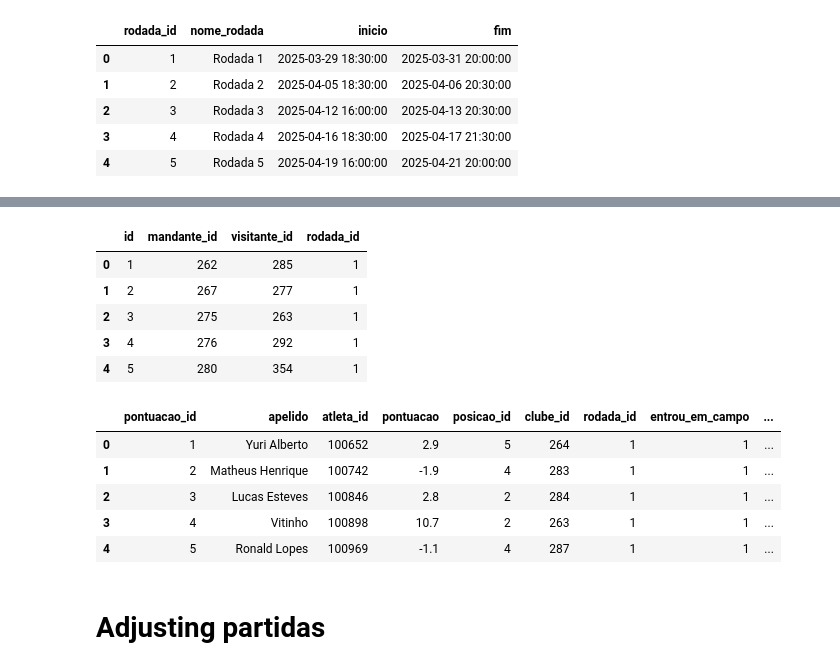
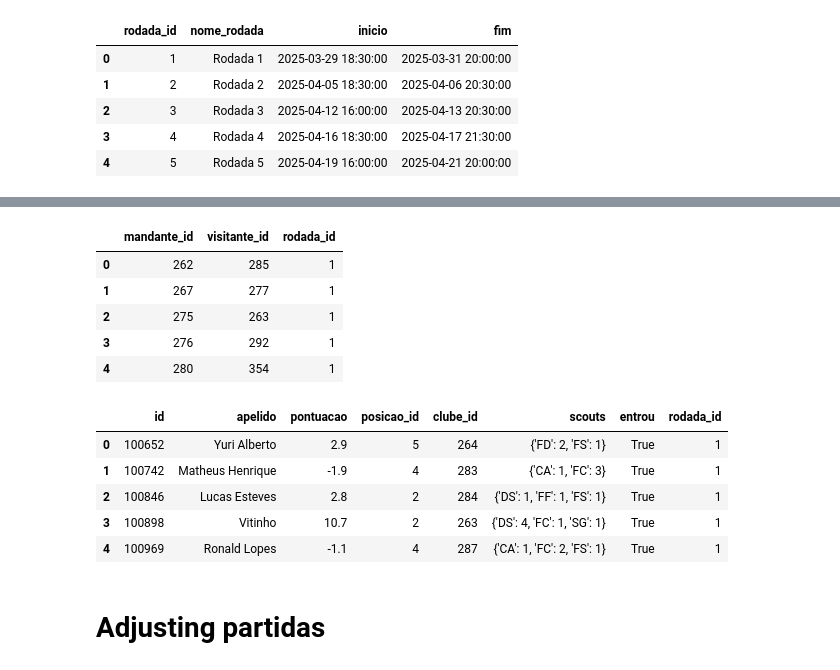
Before and after one commit to josefcaique/cartola, a Jupyter notebook: main.ipynb, the cells around one changed output, grey strips where cells are left out. Cells and saved outputs as stored; diff of their text form; code cells hidden in the pictures.

```diff
--- a/main.ipynb
+++ b/main.ipynb
@@ -127,25 +118,23 @@ partidas_historico.head()
 # %%
-query_partidas_totais = "SELECT * FROM cartola.partidas_totais"
-partidas_totais = pd.read_sql(query_partidas_totais, conn)
+partidas_totais = pd.read_csv("data/partidas_totais.csv", index_col=0)
 partidas_totais.head()
 # %% [output]
-|  | id | mandante_id | visitante_id | rodada_id |
-| 0 | 1 | 262 | 285 | 1 |
-| 1 | 2 | 267 | 277 | 1 |
-| 2 | 3 | 275 | 263 | 1 |
-| 3 | 4 | 276 | 292 | 1 |
-| 4 | 5 | 280 | 354 | 1 |
+|  | mandante_id | visitante_id | rodada_id |
+| 0 | 262 | 285 | 1 |
+| 1 | 267 | 277 | 1 |
+| 2 | 275 | 263 | 1 |
+| 3 | 276 | 292 | 1 |
+| 4 | 280 | 354 | 1 |
 # %%
-query_atleta_pontuacao = "SELECT * FROM cartola.atleta_pontuacao"
-atleta_pontuacao = pd.read_sql(query_atleta_pontuacao, conn)
+atleta_pontuacao = pd.read_csv("data/jogadores.csv", index_col=0)
 atleta_pontuacao.head()
 # %% [output]
-|  | pontuacao_id | apelido | atleta_id | pontuacao | posicao_id | clube_id | rodada_id | entrou_em_campo | ... |
-| 0 | 1 | Yuri Alberto | 100652 | 2.9 | 5 | 264 | 1 | 1 | ... |
-| 1 | 2 | Matheus Henrique | 100742 | -1.9 | 4 | 283 | 1 | 1 | ... |
-| 2 | 3 | Lucas Esteves | 100846 | 2.8 | 2 | 284 | 1 | 1 | ... |
-| 3 | 4 | Vitinho | 100898 | 10.7 | 2 | 263 | 1 | 1 | ... |
-| 4 | 5 | Ronald Lopes | 100969 | -1.1 | 4 | 287 | 1 | 1 | ... |
+|  | id | apelido | pontuacao | posicao_id | clube_id | scouts | entrou | rodada_id |
+| 0 | 100652 | Yuri Alberto | 2.9 | 5 | 264 | {'FD': 2, 'FS': 1} | True | 1 |
+| 1 | 100742 | Matheus Henrique | -1.9 | 4 | 283 | {'CA': 1, 'FC': 3} | True | 1 |
+| 2 | 100846 | Lucas Esteves | 2.8 | 2 | 284 | {'DS': 1, 'FF': 1, 'FS': 1} | True | 1 |
+| 3 | 100898 | Vitinho | 10.7 | 2 | 263 | {'DS': 4, 'FC': 1, 'SG': 1} | True | 1 |
+| 4 | 100969 | Ronald Lopes | -1.1 | 4 | 287 | {'CA': 1, 'FC': 2, 'FS': 1} | True | 1 |
 # %% [markdown]
 # Adjusting partidas
 # %%
```
Also changed, not shown: parts of 28 cells of this notebook, 5 other files.
